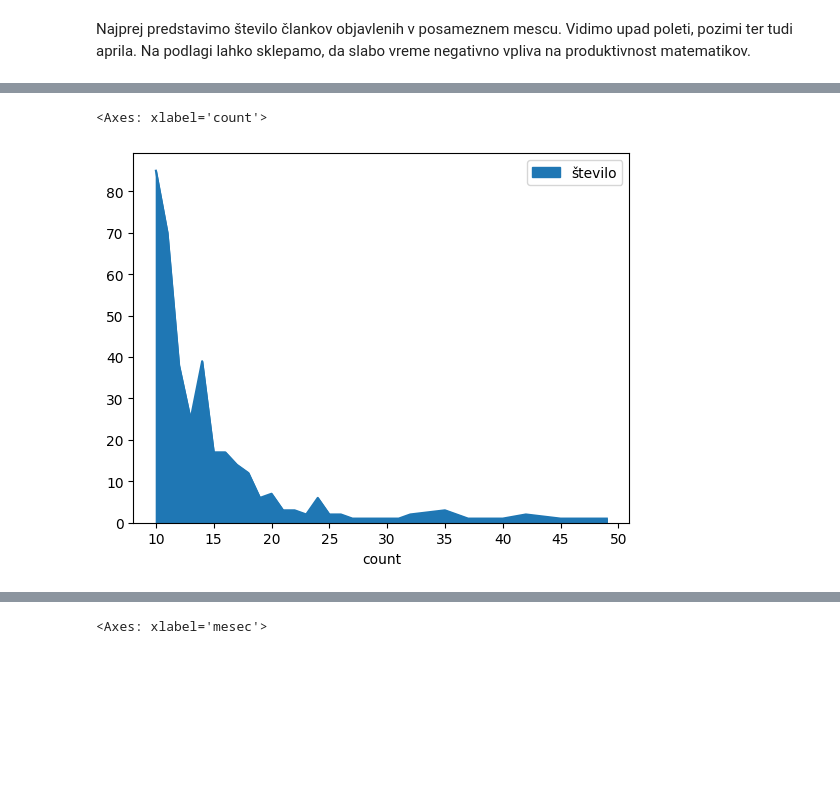
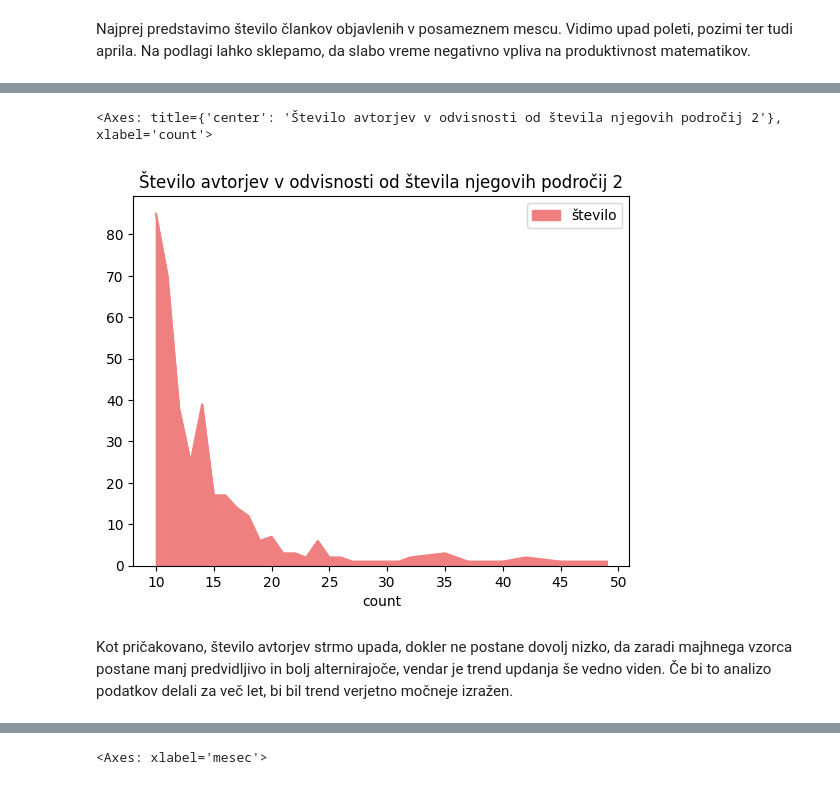
Before and after one commit to Lolkvin/UVP, a Jupyter notebook: saturn.ipynb, the cells around one changed output, grey strips where cells are left out. Drawn from its saved outputs; the diff is of its cells as text; code cells hidden in the pictures; blank space fills up the shorter version.

```diff
--- a/saturn.ipynb
+++ b/saturn.ipynb
@@ -63,5 +65,7 @@ avtorji.head(9).plot.line()
-# %%
-avtorji.tail(-9).plot.area()
-# %% [output]
-<Axes: xlabel='count'>
-[figure, removed]
+# %%
+avtorji.tail(-9).plot(x='count', y='število', kind='area', title='Število avtorjev v odvisnosti od števila njegovih področij 2', color = 'lightcoral')
+# %% [output]
+<Axes: title={'center': 'Število avtorjev v odvisnosti od števila njegovih področij 2'}, xlabel='count'>
+[figure, added]
+# %% [markdown]
+Kot pričakovano, število avtorjev strmo upada, dokler ne postane dovolj nizko, da zaradi majhnega vzorca postane manj predvidljivo in bolj alternirajoče, vendar je trend updanja še vedno viden. Če bi to analizo podatkov delali za več let, bi bil trend verjetno močneje izražen.
```
Also changed, not shown: parts of 22 cells of this notebook, 1 other file.
